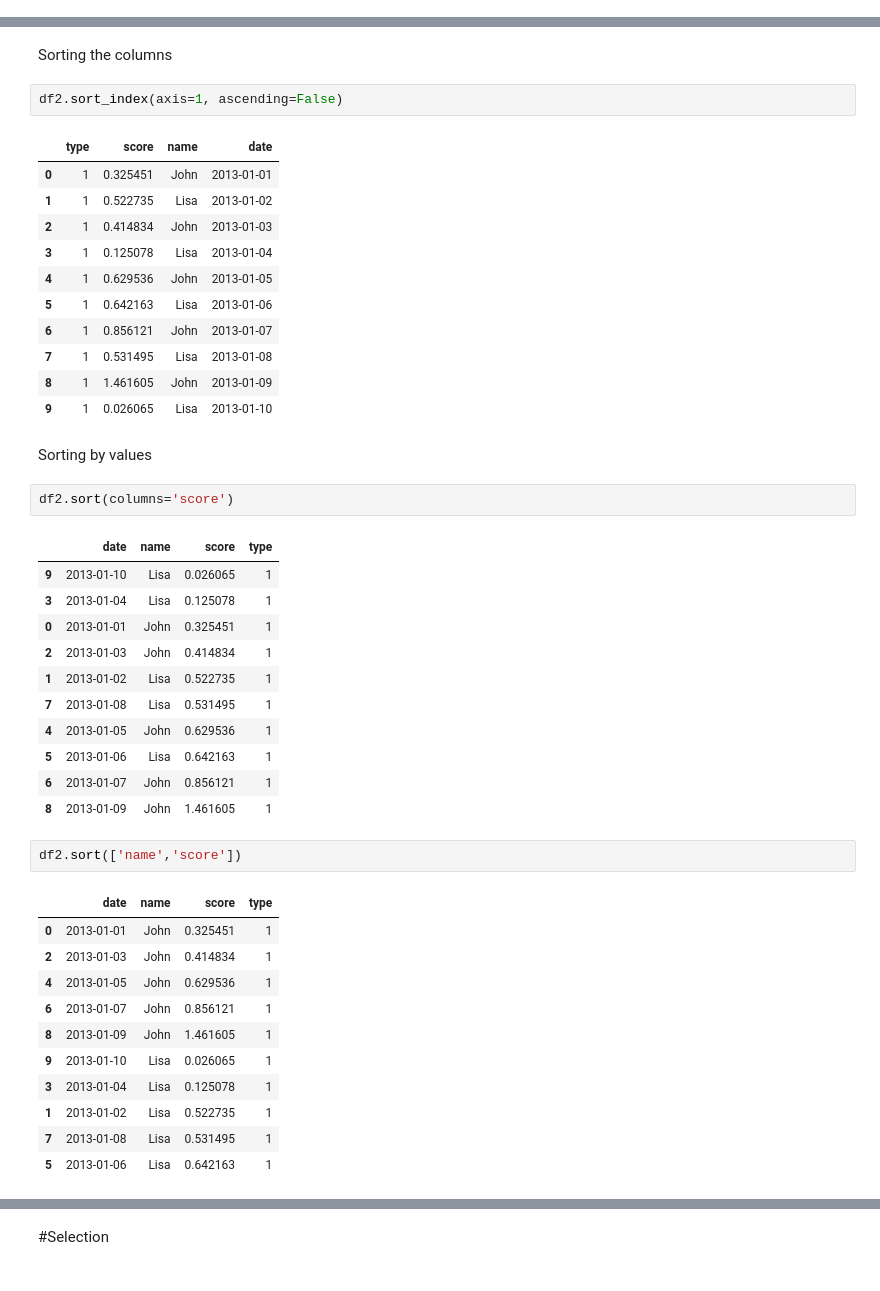
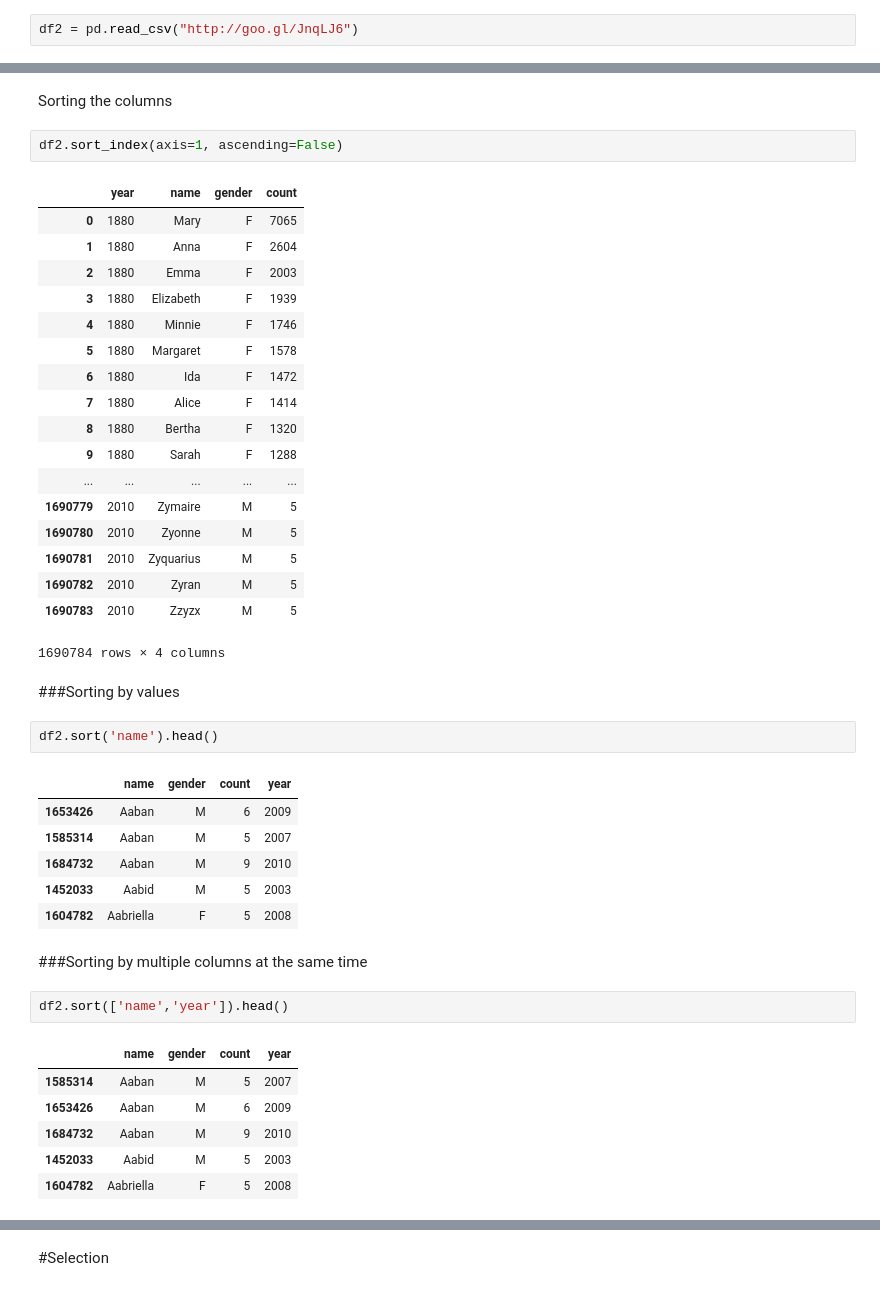
Before and after one commit to aquaregion/python-data-analysis, a Jupyter notebook: 5-Pandas.ipynb, the cells around one changed output, grey strips where cells are left out. Saved outputs shown, nothing was run; the diff lists cells and outputs as text.

```diff
--- a/5-Pandas.ipynb
+++ b/5-Pandas.ipynb
@@ -51,3 +52,5 @@ df2 = pd.DataFrame(
+# %%
+df2 = pd.read_csv("http://goo.gl/JnqLJ6")
 # %%
 df2.dtypes
 # %% [output]
@@ -115,44 +116,43 @@ Sorting the columns
 # %%
 df2.sort_index(axis=1, ascending=False)
 # %% [output]
-|  | type | score | name | date |
-| 0 | 1 | 0.325451 | John | 2013-01-01 |
-| 1 | 1 | 0.522735 | Lisa | 2013-01-02 |
-| 2 | 1 | 0.414834 | John | 2013-01-03 |
-| 3 | 1 | 0.125078 | Lisa | 2013-01-04 |
-| 4 | 1 | 0.629536 | John | 2013-01-05 |
-| 5 | 1 | 0.642163 | Lisa | 2013-01-06 |
-| 6 | 1 | 0.856121 | John | 2013-01-07 |
-| 7 | 1 | 0.531495 | Lisa | 2013-01-08 |
-| 8 | 1 | 1.461605 | John | 2013-01-09 |
-| 9 | 1 | 0.026065 | Lisa | 2013-01-10 |
+|  | year | name | gender | count |
+| 0 | 1880 | Mary | F | 7065 |
+| 1 | 1880 | Anna | F | 2604 |
+| 2 | 1880 | Emma | F | 2003 |
+| 3 | 1880 | Elizabeth | F | 1939 |
+| 4 | 1880 | Minnie | F | 1746 |
+| 5 | 1880 | Margaret | F | 1578 |
+| 6 | 1880 | Ida | F | 1472 |
+| 7 | 1880 | Alice | F | 1414 |
+| 8 | 1880 | Bertha | F | 1320 |
+| 9 | 1880 | Sarah | F | 1288 |
+| ... | ... | ... | ... | ... |
+| 1690779 | 2010 | Zymaire | M | 5 |
+| 1690780 | 2010 | Zyonne | M | 5 |
+| 1690781 | 2010 | Zyquarius | M | 5 |
+| 1690782 | 2010 | Zyran | M | 5 |
+| 1690783 | 2010 | Zzyzx | M | 5 |
+1690784 rows × 4 columns
 # %% [markdown]
-Sorting by values
+###Sorting by values
 # %%
-df2.sort(columns='score')
+df2.sort('name').head()
 # %% [output]
-|  | date | name | score | type |
-| 9 | 2013-01-10 | Lisa | 0.026065 | 1 |
-| 3 | 2013-01-04 | Lisa | 0.125078 | 1 |
-| 0 | 2013-01-01 | John | 0.325451 | 1 |
-| 2 | 2013-01-03 | John | 0.414834 | 1 |
-| 1 | 2013-01-02 | Lisa | 0.522735 | 1 |
-| 7 | 2013-01-08 | Lisa | 0.531495 | 1 |
-| 4 | 2013-01-05 | John | 0.629536 | 1 |
-| 5 | 2013-01-06 | Lisa | 0.642163 | 1 |
-| 6 | 2013-01-07 | John | 0.856121 | 1 |
-| 8 | 2013-01-09 | John | 1.461605 | 1 |
+|  | name | gender | count | year |
+| 1653426 | Aaban | M | 6 | 2009 |
+| 1585314 | Aaban | M | 5 | 2007 |
+| 1684732 | Aaban | M | 9 | 2010 |
+| 1452033 | Aabid | M | 5 | 2003 |
+| 1604782 | Aabriella | F | 5 | 2008 |
+# %% [markdown]
+###Sorting by multiple columns at the same time
 # %%
-df2.sort(['name','score'])
+df2.sort(['name','year']).head()
 # %% [output]
-|  | date | name | score | type |
-| 0 | 2013-01-01 | John | 0.325451 | 1 |
-| 2 | 2013-01-03 | John | 0.414834 | 1 |
-| 4 | 2013-01-05 | John | 0.629536 | 1 |
-| 6 | 2013-01-07 | John | 0.856121 | 1 |
-| 8 | 2013-01-09 | John | 1.461605 | 1 |
-| 9 | 2013-01-10 | Lisa | 0.026065 | 1 |
-| 3 | 2013-01-04 | Lisa | 0.125078 | 1 |
-| 1 | 2013-01-02 | Lisa | 0.522735 | 1 |
-| 7 | 2013-01-08 | Lisa | 0.531495 | 1 |
-| 5 | 2013-01-06 | Lisa | 0.642163 | 1 |
+|  | name | gender | count | year |
+| 1585314 | Aaban | M | 5 | 2007 |
+| 1653426 | Aaban | M | 6 | 2009 |
+| 1684732 | Aaban | M | 9 | 2010 |
+| 1452033 | Aabid | M | 5 | 2003 |
+| 1604782 | Aabriella | F | 5 | 2008 |
```
Also changed, not shown: parts of 42 cells of this notebook, 1 other file.
